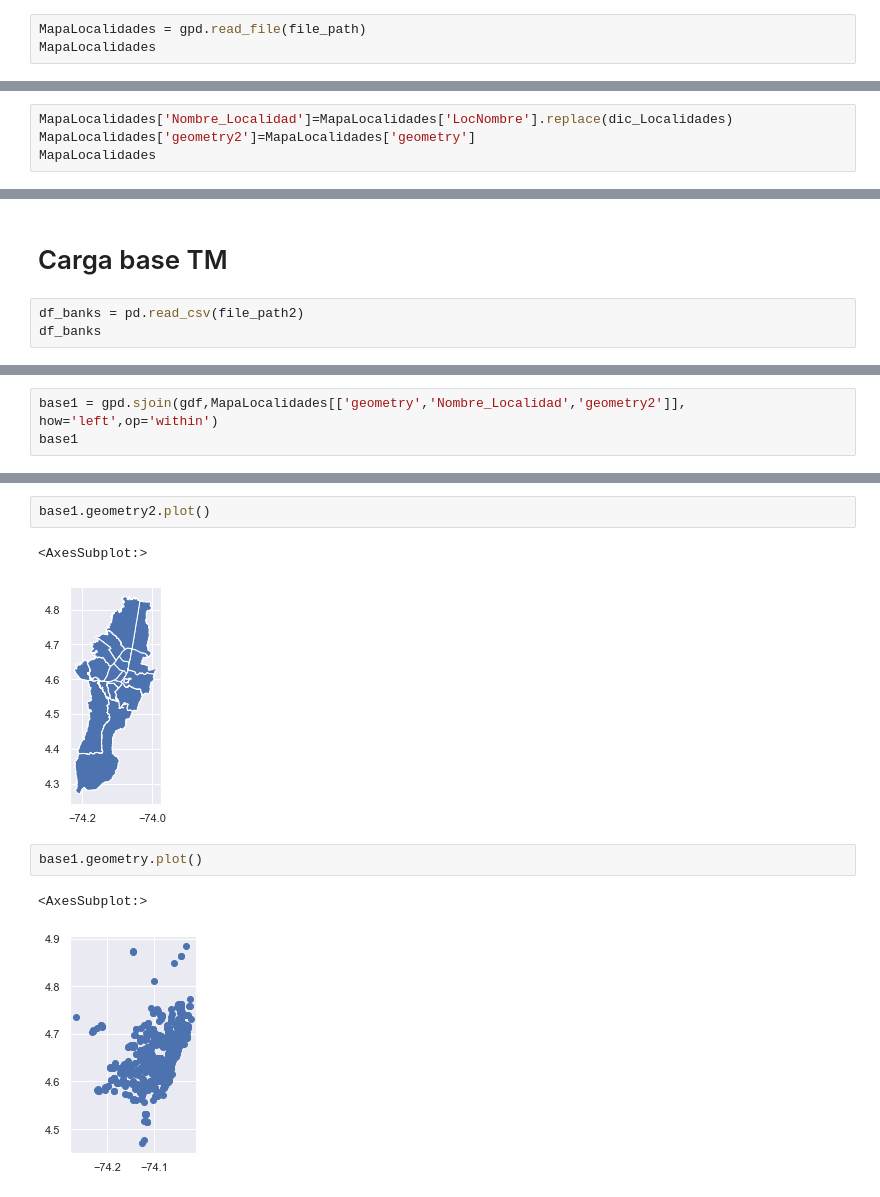
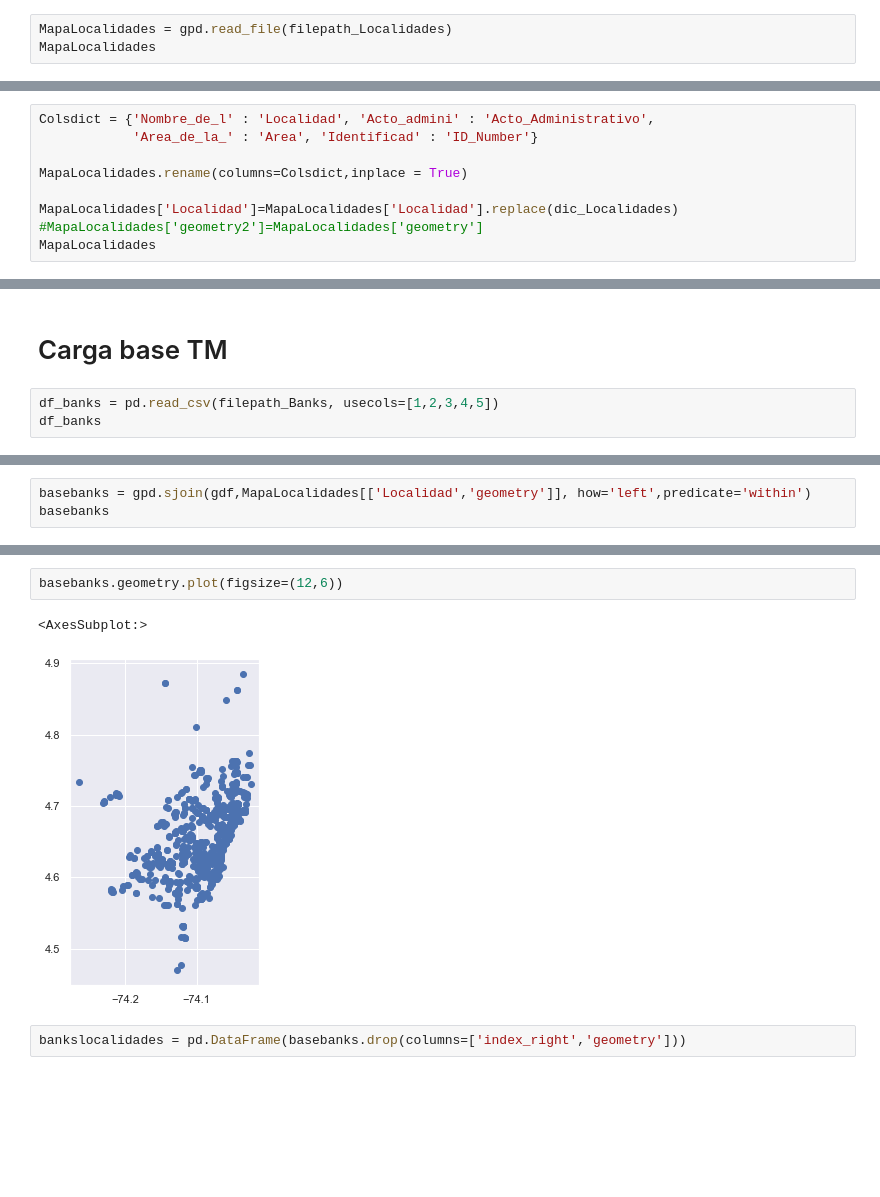
Before and after one commit to andresgalarza-astro/Project_DS4A_IDT, a Jupyter notebook: Notebooks/Localidades_Banks.ipynb, the cells around one changed output, grey strips where cells are left out. Drawn from its saved outputs; the diff is of its cells as text; blank space fills up the shorter version.

```diff
--- a/Notebooks/Localidades_Banks.ipynb
+++ b/Notebooks/Localidades_Banks.ipynb
@@ -20,4 +23,4 @@ file_path2='D:/JUAN CAMILO/DS4A/Proyecto FInal/Bases de Datos/Bases_limpias/Bank
 # %%
-MapaLocalidades = gpd.read_file(file_path)
+MapaLocalidades = gpd.read_file(filepath_Localidades)
 MapaLocalidades
 # %% [output]
@@ -62,7 +66,12 @@ dic_Localidades={'TEUSAQUILLO':'Teusaquillo',
                  'SUMAPAZ':'Sumapaz'
 }
 # %%
-MapaLocalidades['Nombre_Localidad']=MapaLocalidades['LocNombre'].replace(dic_Localidades)
-MapaLocalidades['geometry2']=MapaLocalidades['geometry']
+Colsdict = {'Nombre_de_l' : 'Localidad', 'Acto_admini' : 'Acto_Administrativo',
+            'Area_de_la_' : 'Area', 'Identificad' : 'ID_Number'}
+
+MapaLocalidades.rename(columns=Colsdict,inplace = True)
+
+MapaLocalidades['Localidad']=MapaLocalidades['Localidad'].replace(dic_Localidades)
+#MapaLocalidades['geometry2']=MapaLocalidades['geometry']
 MapaLocalidades
 # %% [output]
@@ -91,6 +100,6 @@ MapaLocalidades.plot()
 # %% [markdown]
 # Carga base TM
 # %%
-df_banks = pd.read_csv(file_path2)
+df_banks = pd.read_csv(filepath_Banks, usecols=[1,2,3,4,5])
 df_banks
 # %% [output]
@@ -160,4 +167,4 @@ memory usage: 50.1+ KB
 # %%
-base1 = gpd.sjoin(gdf,MapaLocalidades[['geometry','Nombre_Localidad','geometry2']], how='left',op='within')
-base1
+basebanks = gpd.sjoin(gdf,MapaLocalidades[['Localidad','geometry']], how='left',predicate='within')
+basebanks
 # %% [output]
@@ -203,10 +202,7 @@ memory usage: 78.5+ KB
 # %%
-base1.geometry2.plot()
+basebanks.geometry.plot(figsize=(12,6))
 # %% [output]
 <AxesSubplot:>
-[figure, old version]
+[figure, new version]
-# %%
-base1.geometry.plot()
-# %% [output]
-<AxesSubplot:>
-[figure, removed]
+# %%
+bankslocalidades = pd.DataFrame(basebanks.drop(columns=['index_right','geometry']))
```
Also changed, not shown: parts of 16 cells of this notebook, 10 other files.
